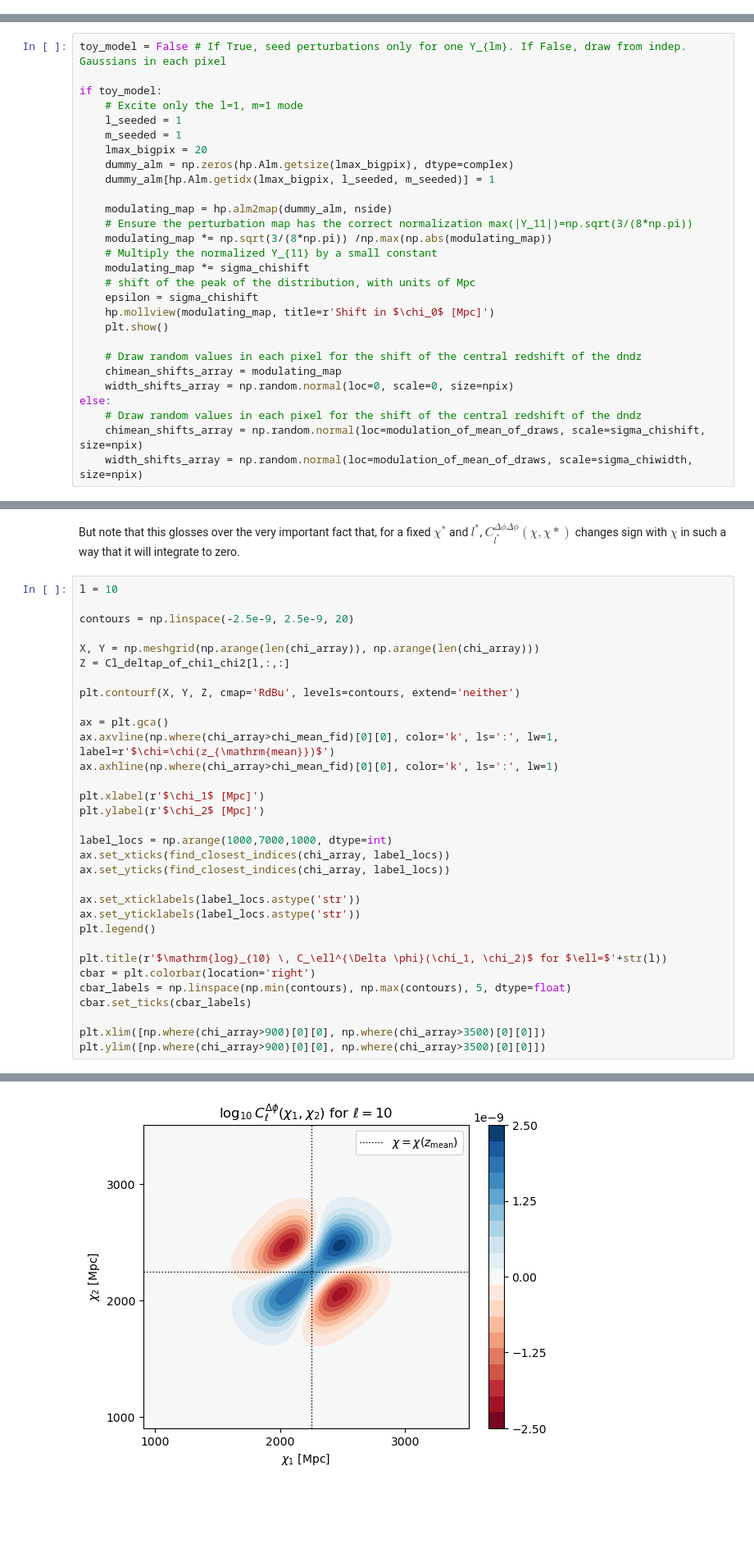
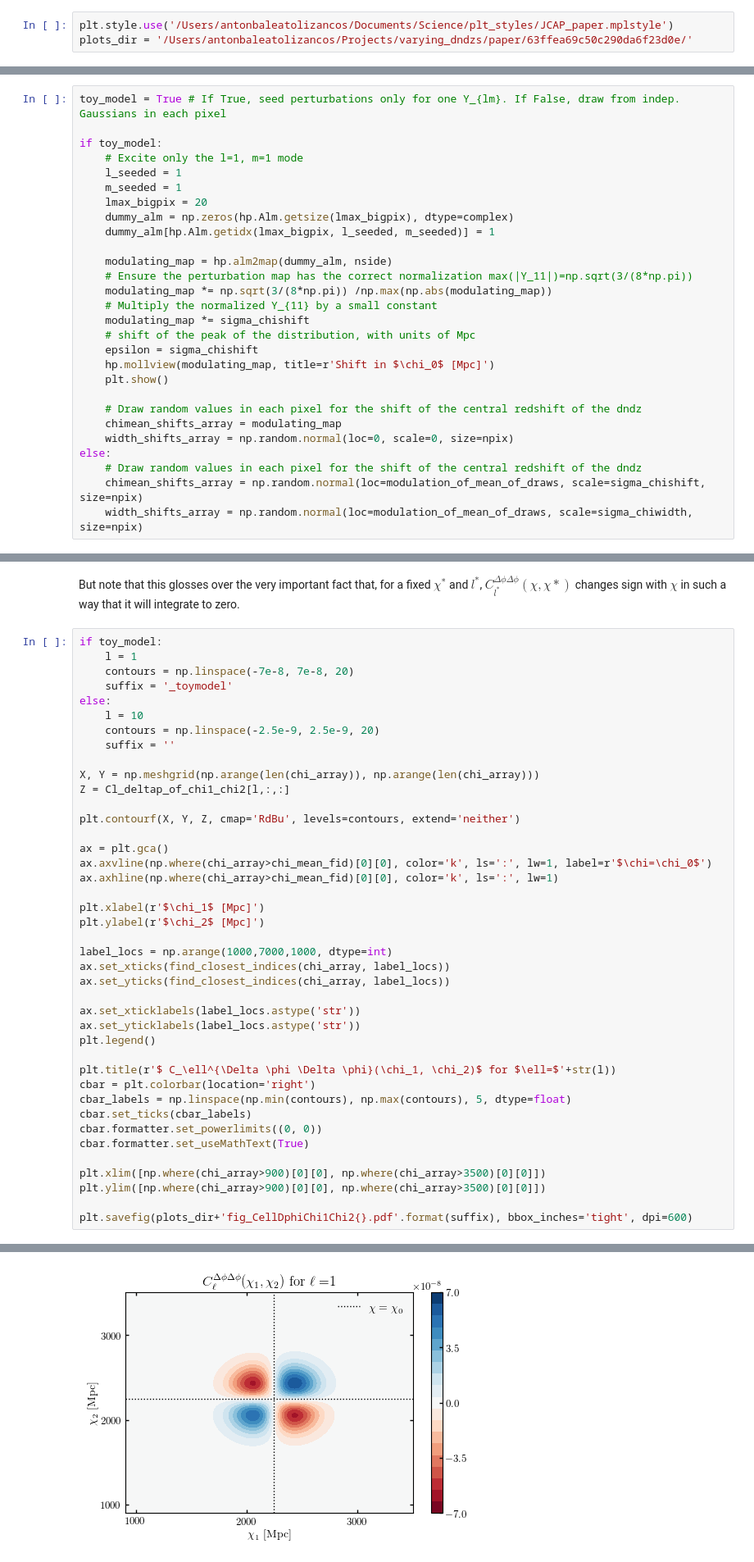
Before and after one commit to abaleato/CARDiAC, a Jupyter notebook: compute_gal_clustering_biases.ipynb, the cells around one changed output, grey strips where cells are left out. Shown at 82% size. Drawn from its saved outputs; the diff is of its cells as text; blank space fills up the shorter version.

Commit message:
fixed and finished toy model

```diff
--- a/compute_gal_clustering_biases.ipynb
+++ b/compute_gal_clustering_biases.ipynb
@@ -16,6 +19,9 @@ from sympy.physics.wigner import wigner_3j
 from scipy.integrate import quadrature
 
 %matplotlib inline
+# %%
+plt.style.use('/Users/antonbaleatolizancos/Documents/Science/plt_styles/JCAP_paper.mplstyle')
+plots_dir = '/Users/antonbaleatolizancos/Projects/varying_dndzs/paper/63ffea69c50c290da6f23d0e/'
 # %% [markdown]
 # Calculate $C_l^{\Delta \phi}(r_1, r_2)$
 # %%
@@ -55,7 +64,7 @@ z_array = np.zeros((npix, n_samples_of_chi))
 for i, chi in enumerate(chi_array):
     z_array[:, i] = z_at_value(Planck18.comoving_distance, chi* u.Mpc)
 # %%
-toy_model = False # If True, seed perturbations only for one Y_{lm}. If False, draw from indep. Gaussians in each pixel
+toy_model = True # If True, seed perturbations only for one Y_{lm}. If False, draw from indep. Gaussians in each pixel
 
 if toy_model:
     # Excite only the l=1, m=1 mode
@@ -331,9 +330,14 @@ plt.legend()
 # %% [markdown]
 But note that this glosses over the very important fact that, for a fixed $\chi^*$ and $l^*$, $C_{l^*}^{\Delta \phi \Delta \phi}(\chi, \chi*)$ changes sign with $\chi$ in such a way that it will integrate to zero.
 # %%
-l = 10
-
-contours = np.linspace(-2.5e-9, 2.5e-9, 20)
+if toy_model:
+    l = 1
+    contours = np.linspace(-7e-8, 7e-8, 20)
+    suffix = '_toymodel'
+else:
+    l = 10
+    contours = np.linspace(-2.5e-9, 2.5e-9, 20)
+    suffix = ''
 
 X, Y = np.meshgrid(np.arange(len(chi_array)), np.arange(len(chi_array)))
 Z = Cl_deltap_of_chi1_chi2[l,:,:]
@@ -341,7 +345,7 @@ Z = Cl_deltap_of_chi1_chi2[l,:,:]
 plt.contourf(X, Y, Z, cmap='RdBu', levels=contours, extend='neither')
 
 ax = plt.gca()
-ax.axvline(np.where(chi_array>chi_mean_fid)[0][0], color='k', ls=':', lw=1, label=r'$\chi=\chi(z_{\mathrm{mean}})$')
+ax.axvline(np.where(chi_array>chi_mean_fid)[0][0], color='k', ls=':', lw=1, label=r'$\chi=\chi_0$')
 ax.axhline(np.where(chi_array>chi_mean_fid)[0][0], color='k', ls=':', lw=1)
 
 plt.xlabel(r'$\chi_1$ [Mpc]')
@@ -355,11 +359,15 @@ ax.set_xticklabels(label_locs.astype('str'))
 ax.set_yticklabels(label_locs.astype('str'))
 plt.legend()
 
-plt.title(r'$\mathrm{log}_{10} \, C_\ell^{\Delta \phi}(\chi_1, \chi_2)$ for $\ell=$'+str(l))
+plt.title(r'$ C_\ell^{\Delta \phi \Delta \phi}(\chi_1, \chi_2)$ for $\ell=$'+str(l))
 cbar = plt.colorbar(location='right')
 cbar_labels = np.linspace(np.min(contours), np.max(contours), 5, dtype=float)
 cbar.set_ticks(cbar_labels)
+cbar.formatter.set_powerlimits((0, 0))
+cbar.formatter.set_useMathText(True)
 
 plt.xlim([np.where(chi_array>900)[0][0], np.where(chi_array>3500)[0][0]])
 plt.ylim([np.where(chi_array>900)[0][0], np.where(chi_array>3500)[0][0]])
+
+plt.savefig(plots_dir+'fig_CellDphiChi1Chi2{}.pdf'.format(suffix), bbox_inches='tight', dpi=600)
 # %% [output]
@@ -367,4 +374,4 @@ plt.ylim([np.where(chi_array>900)[0][0], np.where(chi_array>3500)[0][0]])
-[figure, old version]
+[figure, new version]
 # %% [markdown]
 # Get galaxy PS
 # %% [markdown]
```
Also changed, not shown: parts of 18 cells of this notebook.
